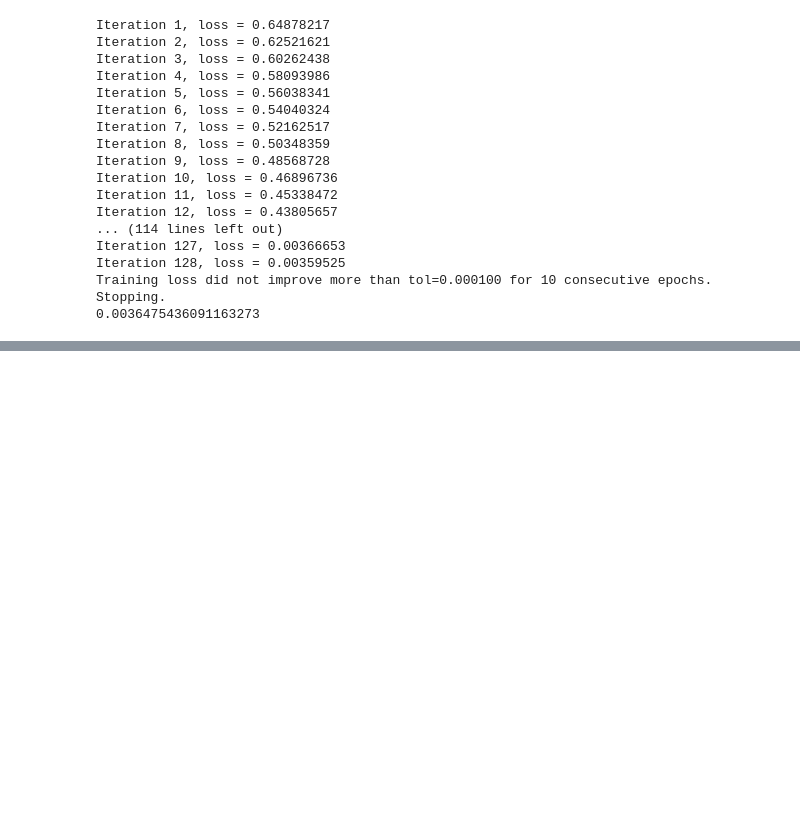
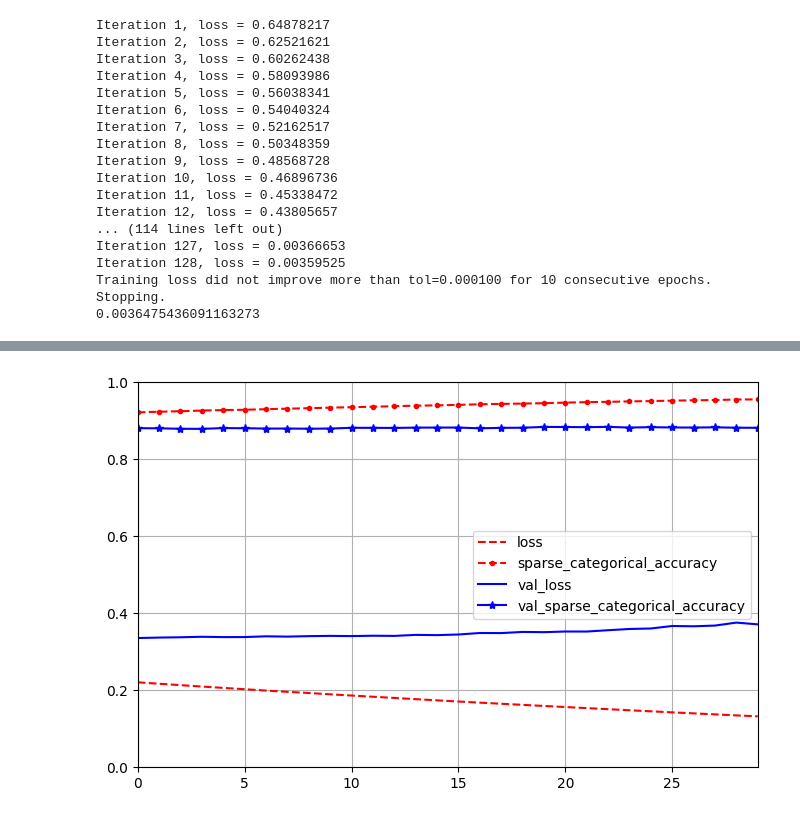
Before and after one commit to ChiragBangera/Handsonml, a Jupyter notebook: chapter_10/chapter_10.ipynb, the cells around one changed output, grey strips where cells are left out. Drawn from its saved outputs; the diff is of its cells as text; code cells hidden in the pictures; blank space fills up the shorter version.

Commit message:
keras

```diff
--- a/chapter_10/chapter_10.ipynb
+++ b/chapter_10/chapter_10.ipynb
@@ -67,0 +79,7 @@ Training loss did not improve more than tol=0.000100 for 10 consecutive epochs.
+# %%
+# since pixel intensities are in 255 scale scale it down dividing by 255
+
+X_train, X_test, X_valid = X_train/255, X_test/255, X_valid/255
+class_names = ["T-shirt/top", "Trouser", "Pullover", "Dress", "Coat",
+"Sandal", "Shirt", "Sneaker", "Bag", "Ankle boot"]
+class_names[y_train[0]]
@@ -67,0 +96,8 @@ Training loss did not improve more than tol=0.000100 for 10 consecutive epochs.
+# %%
+model = tf.keras.Sequential([
+    tf.keras.layers.Input(shape=[28,28]),
+    tf.keras.layers.Flatten(), # input layer
+    tf.keras.layers.Dense(300, activation="relu"), # hidden layer
+    tf.keras.layers.Dense(100, activation="relu"), # hidden layer
+    tf.keras.layers.Dense(10, activation="softmax") #output layer
+])
@@ -67,0 +147,11 @@ Training loss did not improve more than tol=0.000100 for 10 consecutive epochs.
+# %%
+# after a model is created, you must call its compile() to specify the loss
+# function and the optimizer to use
+
+model.compile(loss=tf.keras.losses.sparse_categorical_crossentropy,
+              optimizer = tf.keras.optimizers.SGD(),
+              metrics = [tf.keras.metrics.sparse_categorical_accuracy])
+# %%
+# training the model and evaluating the model
+
+history = model.fit(X_train, y_train, epochs=30, validation_data=(X_valid, y_valid))
@@ -67,0 +176,8 @@ Training loss did not improve more than tol=0.000100 for 10 consecutive epochs.
+# %%
+pd.DataFrame(history.history).plot(
+    figsize=(8,5), xlim=[0,29], ylim=[0,1], grid=True,
+    style=['r--', 'r--.', 'b-', 'b-*']
+)
+plt.show()
+# %% [output]
+[figure, added]
```
Also changed, not shown: parts of 25 cells of this notebook, 4 other files.
